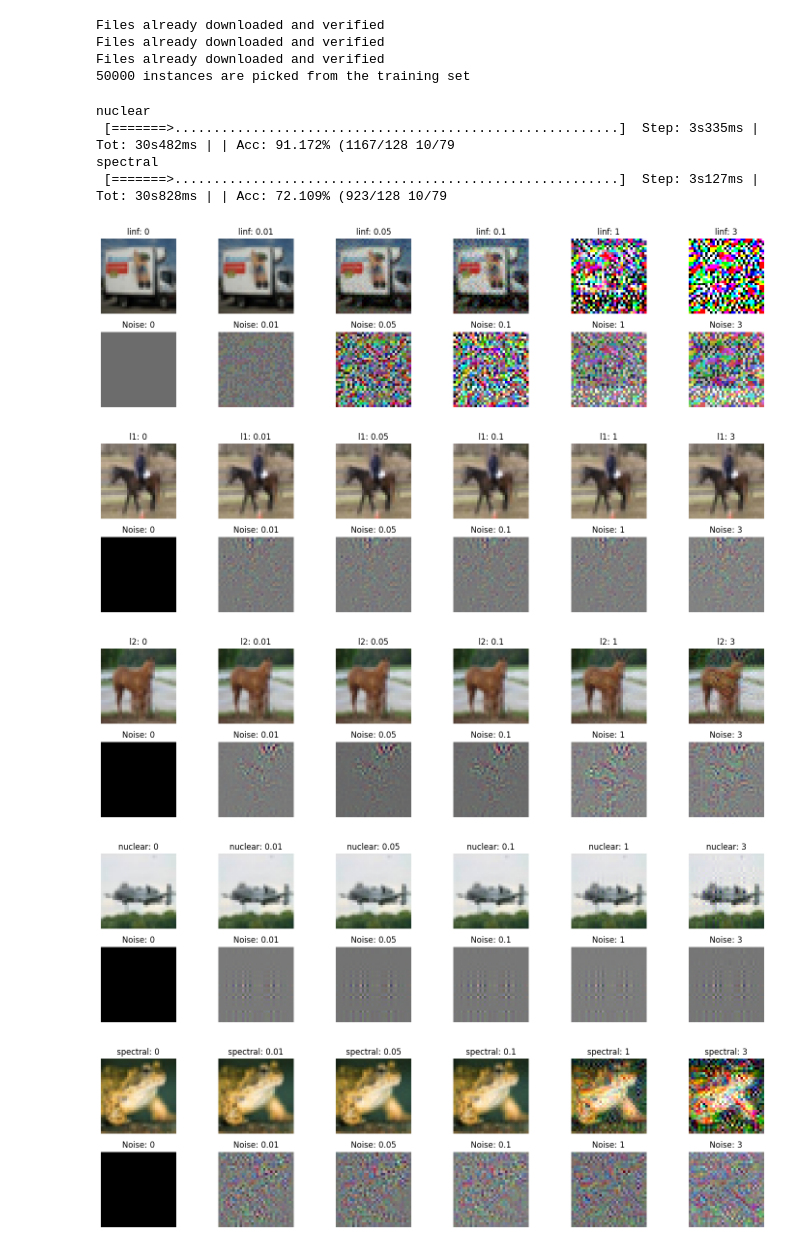
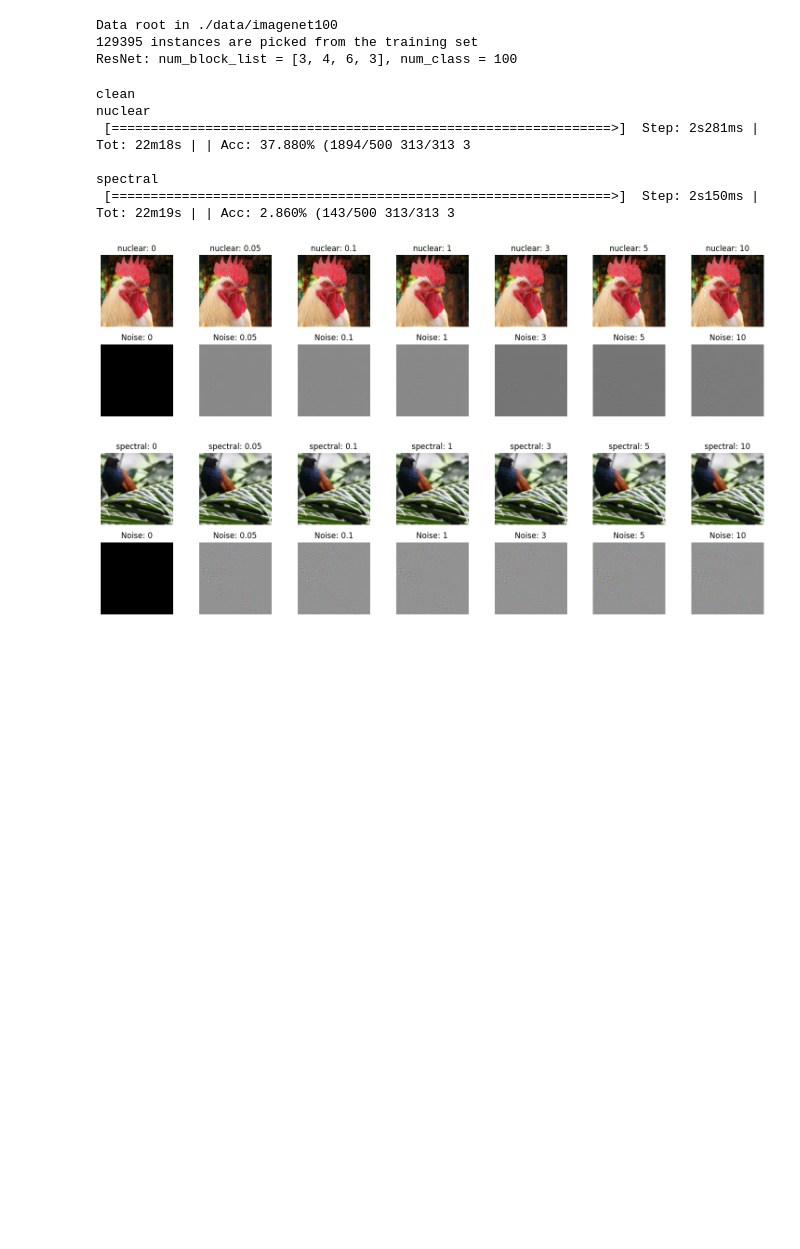
Before and after one commit to SUIlf/AdvAtt, a Jupyter notebook: train.ipynb, the cells around one changed output. Drawn from its saved outputs; the diff is of its cells as text; code cells hidden in the pictures; blank space fills up the shorter version.

```diff
--- a/train.ipynb
+++ b/train.ipynb
@@ -23,7 +24,7 @@ Using cuda:9.
 # %%
-dataset = 'cifar10'
-batch_size = 128
-model_type = 'resnet18'
+dataset = 'imagenet100'
+batch_size = 16
+model_type = 'resnet50'
 
 # 初始化日志和保存目录
 save_folder = f'./attackresult/{dataset}/{model_type}/'
@@ -39,16 +40,15 @@ model = model.to(device)
 model.eval()  # 设置为评估模式
 
 # 测试函数
-def test(model, device, test_loader, attack_type, epsilon):
+def test(model, device, test_loader, attack_type, epsilon, iters):
     correct = 0
     total = 0
-    correct2 = 0
-    total2 = 0
+
     start_time = time.time()  # 攻击开始时间
     model.eval()
 
     for batch_idx, (images, labels) in enumerate(test_loader):
-        if batch_idx >= 10: break
+        if batch_idx >= 1000: break
         images, labels = images.to(device), labels.to(device)
 
         # 应用攻击
@@ -82,41 +82,45 @@ def test(model, device, test_loader, attack_type, epsilon):
     logger.log(f'Total time taken for {attack_type.upper()} attack: {attack_time:.2f} seconds')
     logger.log(f' ')
 # %% [output]
-Files already downloaded and verified
-Files already downloaded and verified
-Files already downloaded and verified
-50000 instances are picked from the training set
+Data root in ./data/imagenet100
+129395 instances are picked from the training set
+ResNet: num_block_list = [3, 4, 6, 3], num_class = 100
 # %%
 # 定义攻击的参数
-epsilon = 0.01
+epsilon = 10
 alpha = 1e-10
-iters = 20 #
+iters = 10 #
 # 运行测试
+print('clean')
+criterion = torch.nn.CrossEntropyLoss()
+# test_model(model, testloader, device, criterion)
 # print('fgsm')
-# test(model, device, testloader, 'fgsm', epsilon)
+# test(model, device, testloader, 'fgsm', epsilon, iters)
 
 # print('pgd')
-# test(model, device, testloader, 'pgd', epsilon)
+# test(model, device, testloader, 'pgd', epsilon, iters)
 
 # print('linf')
-# test(model, device, testloader, 'linf', epsilon)
+# test(model, device, testloader, 'linf', epsilon, iters)
 
 # print('l1')
-# test(model, device, testloader, 'l1', epsilon)
+# test(model, device, testloader, 'l1', epsilon, iters)
 
 # print('l2')
-# test(model, device, testloader, 'l2', epsilon)
+# test(model, device, testloader, 'l2', epsilon, iters)
 
 print('nuclear')
-test(model, device, testloader, 'nuclear', epsilon)
+test(model, device, testloader, 'nuclear', epsilon, iters)
 
 print('spectral')
-test(model, device, testloader, 'spectral', epsilon)
+test(model, device, testloader, 'spectral', epsilon, iters)
 # %% [output]
+clean
 nuclear
- [=======>.........................................................]  Step: 3s335ms | Tot: 30s482ms | | Acc: 91.172% (1167/128 10/79
+ [================================================================>]  Step: 2s281ms | Tot: 22m18s | | Acc: 37.880% (1894/500 313/313 3
+
 spectral
- [=======>.........................................................]  Step: 3s127ms | Tot: 30s828ms | | Acc: 72.109% (923/128 10/79
+ [================================================================>]  Step: 2s150ms | Tot: 22m19s | | Acc: 2.860% (143/500 313/313 3
 # %%
 def imshow(img_T, ax, title=None):
     """显示单个图像的函数，进行反标准化并调整维度以适配 matplotlib 显示"""
@@ -130,11 +134,11 @@ def imshow(img_T, ax, title=None):
         ax.set_title(title)
     ax.axis('off')
 # %%
-epsilons = [0, 0.01, 0.05, 0.1, 1, 3]
+epsilons = [0, 0.05, 0.1, 1, 3, 5, 10]
 # attack_types = ['fgsm', 'pgd', 'l2', 'linf', 'nuclear']
-attack_types = ['linf', 'l1', 'l2', 'nuclear', 'spectral']
+attack_types = ['nuclear', 'spectral']
 alpha = 0.1
-iters = 20
+iters = 1
 
 for attack_type in attack_types:
     fig, axes = plt.subplots(2, len(epsilons), figsize=(15, 4))
@@ -146,37 +150,34 @@ for attack_type in attack_types:
         for j, epsilon in enumerate(epsilons):
             # 应用攻击
             # if attack_type == 'fgsm':
             #     perturbed_images = fgsm_attack(model, images, labels, epsilon)
             # elif attack_type == 'pgd':
             #     perturbed_images = pgd_attack(model, images, labels, eps=epsilon, alpha=alpha, iters=iters)
             if attack_type == 'linf':
                 perturbed_images = FW_Linf_attack(model, images, labels, radius=epsilon, eps=1e-10, step_size=1.0, iters=iters, device=device)
             elif attack_type == 'l1':
                 perturbed_images = FW_L1_attack(model, images, labels, radius=epsilon, eps=1e-10, step_size=1.0, iters=iters, device=device)
             elif attack_type == 'l2':
                 perturbed_images = FW_L2_attack(model, images, labels, radius=epsilon, eps=1e-10, step_size=1.0, iters=iters, device=device)
             elif attack_type == 'nuclear':
                 perturbed_images = FW_nuclear_attack(model, images, labels, radius=epsilon, eps=1e-10, step_size=1.0, iters=iters, device=device)
             elif attack_type == 'spectral':
-                perturbed_images = FW_spectral_attack(model, images, labels, radius=epsilon, eps=1e-10, step_size=1.0, iters=iters, device=device)
+                perturbed_images = FW_spectral_attack(model, images, labels, radius=epsilon/16, eps=1e-10, step_size=1.0, iters=iters, device=device)
 
             perturbed_data_np = perturbed_images.detach().cpu()
 
             ax = axes[2*i, j]
             ax_perturbation = axes[i*2+1, j]
             imshow(perturbed_data_np, ax, f"{attack_type}: {epsilon}")
 
             noise = perturbed_data_np - original_data_np
             noise_normalized = (noise - noise.min()) / (noise.max() - noise.min())  # 归一化噪音到0-1
             white_background = torch.ones_like(images).cpu()  # 创建一个白色背景
             noise_on_white = white_background * noise_normalized  # 将噪音加到白色背景上
-            imshow(noise_on_white, ax_perturbation, f"Noise: {epsilon}")
+            imshow(noise, ax_perturbation, f"Noise: {epsilon}")
 
     plt.tight_layout()
     plt.show()
 # %% [output]
-[figure, old version]
+[figure, new version]
-[figure, old version]
+[figure, new version]
-[figure, removed]
-[figure, removed]
-[figure, removed]
```
Also changed, not shown: parts of 1 cell of this notebook, 18 other files.
